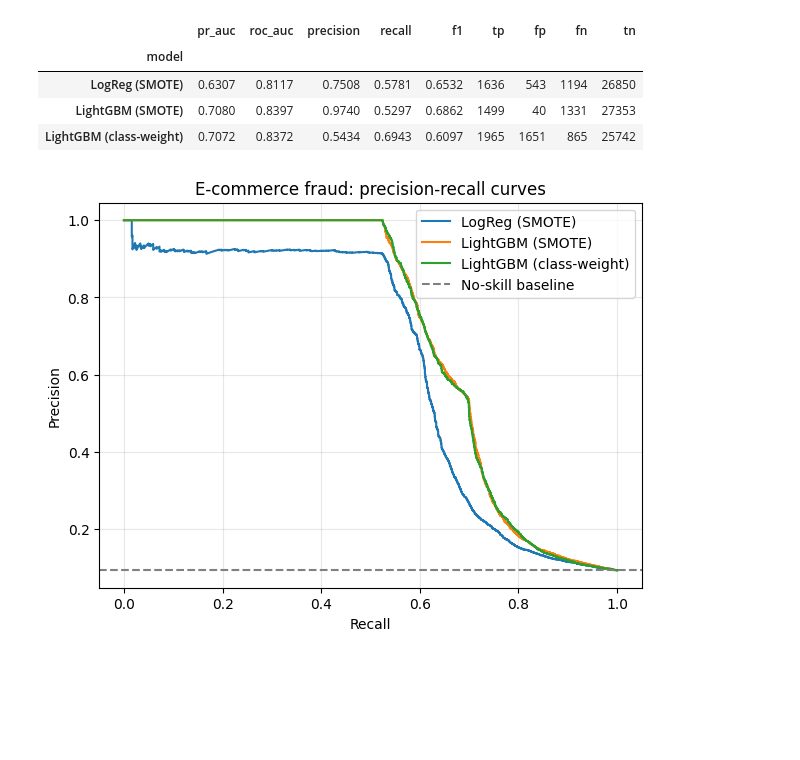
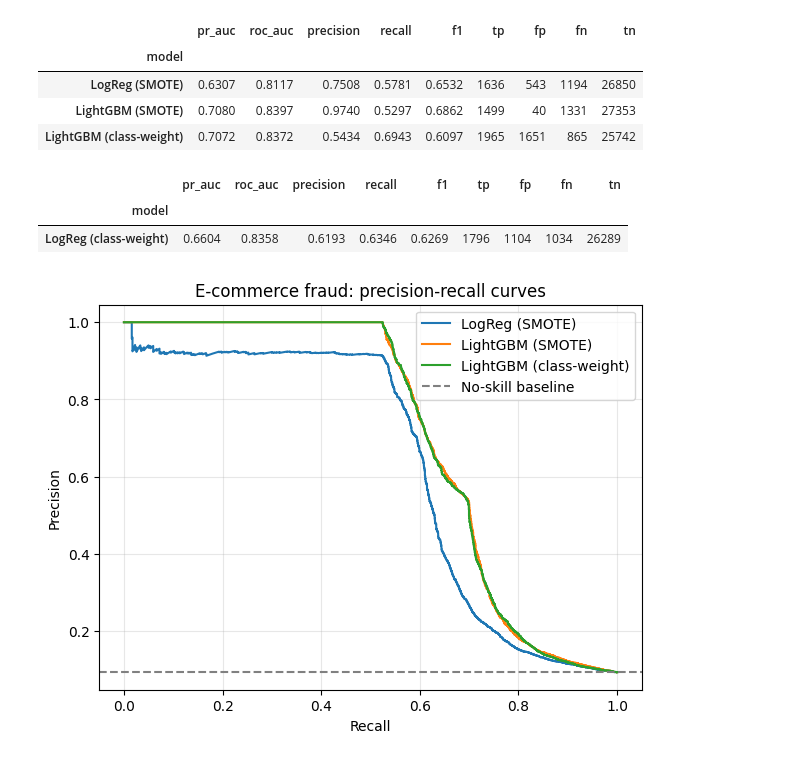
Before and after one commit to Avicci-b/fraud_detection_for_ecom_and_bank_transactions, a Jupyter notebook: notebooks/modeling_fraud.ipynb, the cells around one changed output. Drawn from its saved outputs; the diff is of its cells as text; code cells hidden in the pictures; blank space fills up the shorter version.

```diff
--- a/notebooks/modeling_fraud.ipynb
+++ b/notebooks/modeling_fraud.ipynb
@@ -181,6 +238,16 @@ fraud_results.round(4)
 | LogReg (SMOTE) | 0.6307 | 0.8117 | 0.7508 | 0.5781 | 0.6532 | 1636 | 543 | 1194 | 26850 |
 | LightGBM (SMOTE) | 0.7080 | 0.8397 | 0.9740 | 0.5297 | 0.6862 | 1499 | 40 | 1331 | 27353 |
 | LightGBM (class-weight) | 0.7072 | 0.8372 | 0.5434 | 0.6943 | 0.6097 | 1965 | 1651 | 865 | 25742 |
+# %%
+logreg_cw = LogisticRegression(max_iter=2000, class_weight="balanced", random_state=RANDOM_STATE)
+logreg_cw.fit(X_train_fraud, y_train_fraud)          # original data, no SMOTE
+m, p = evaluate_model("LogReg (class-weight)", logreg_cw, X_test_fraud, y_test_fraud)
+probas["LogReg (class-weight)"] = p
+pd.DataFrame([m]).set_index("model").round(4)
+# %% [output]
+|  | pr_auc | roc_auc | precision | recall | f1 | tp | fp | fn | tn |
+| model |  |  |  |  |  |  |  |  |  |
+| LogReg (class-weight) | 0.6604 | 0.8358 | 0.6193 | 0.6346 | 0.6269 | 1796 | 1104 | 1034 | 26289 |
 # %%
 plot_pr_curves(y_test_fraud, probas, "E-commerce fraud: precision-recall curves")
 # %% [output]
```
Also changed, not shown: parts of 7 cells of this notebook.
